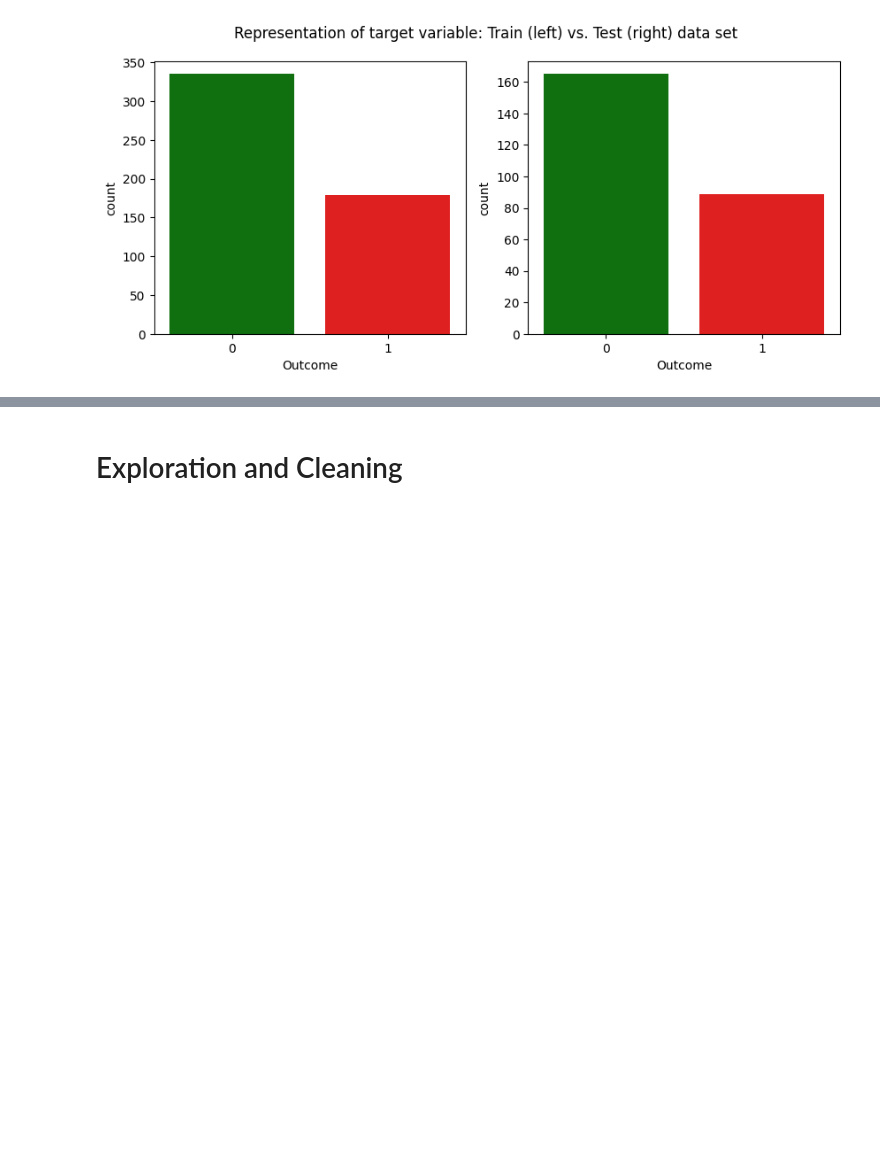
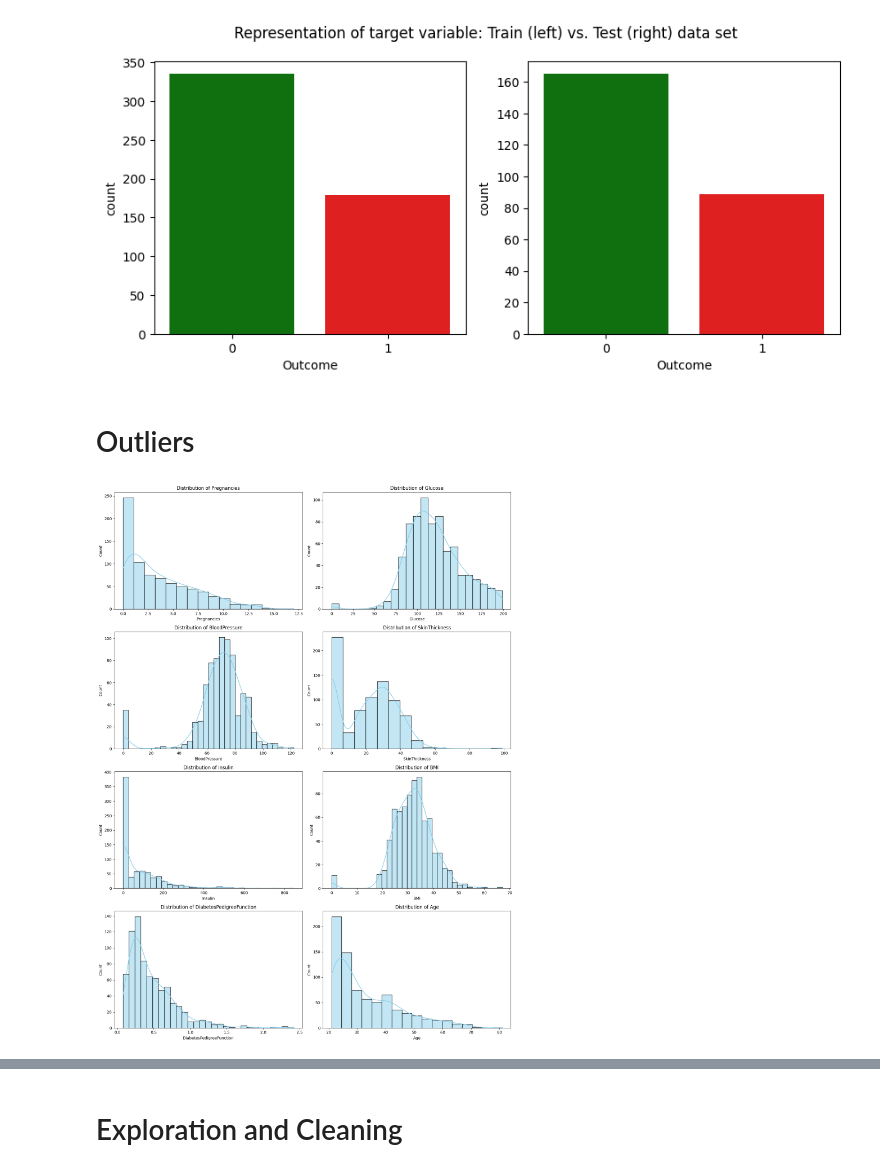
Before and after one commit to avvv-ml-prep-materials/a_nf_0022_ds-diabetes-challenge, a Jupyter notebook: 2_Diabetes_Challenge_WiP2.ipynb, the cells around one changed output, grey strips where cells are left out. Cells and saved outputs as stored; diff of their text form; code cells hidden in the pictures; blank space fills up the shorter version.

```diff
--- a/2_Diabetes_Challenge_WiP2.ipynb
+++ b/2_Diabetes_Challenge_WiP2.ipynb
@@ -286,3 +307,18 @@ sns.countplot(x=df_train.Outcome, ax=axes[0], palette={'0': 'green', '1': 'red'}
 sns.countplot(x=df_test.Outcome, ax=axes[1], palette={'0': 'green', '1': 'red'});
 # %% [output]
 [figure]
+# %% [markdown]
+# Outliers
+# %%
+features = data.drop('Outcome', axis=1).columns
+
+plt.figure(figsize=(15, 20))
+for i, col in enumerate(features):
+    plt.subplot(4, 2, i + 1) # Создаем подграфик в сетке 4x2
+    sns.histplot(data[col], kde=True, color='skyblue') # Рисуем гистограмму с линией распределения
+    plt.title(f'Distribution of {col}')
+    plt.tight_layout() # Чтобы названия не налезали друг на друга
+
+plt.show()
+# %% [output]
+[figure, added]
```
Also changed, not shown: parts of 7 cells of this notebook.
